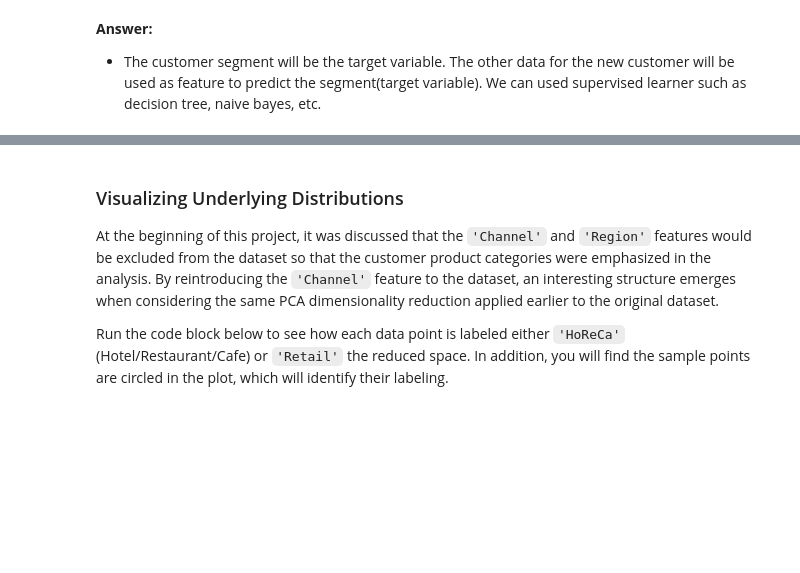
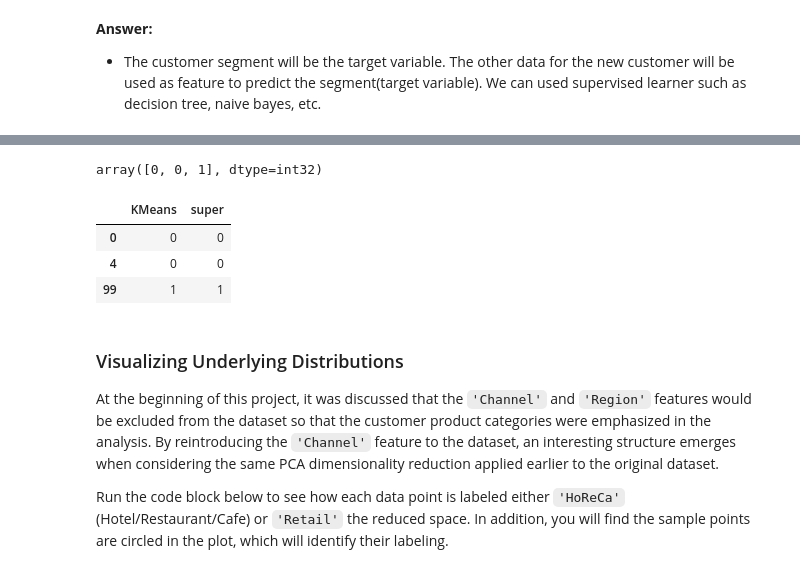
Before and after one commit to cautree/customer_clustering, a Jupyter notebook: customer_segments.ipynb, the cells around one changed output, grey strips where cells are left out. Cells and saved outputs as stored; diff of their text form; code cells hidden in the pictures; blank space fills up the shorter version.

Commit message:
add supervised learner

```diff
--- a/customer_segments.ipynb
+++ b/customer_segments.ipynb
@@ -944,0 +954,15 @@ Additional structure is derived from originally unlabeled data when using cluste
+# %%
+supervised_data = good_data.copy()
+# %%
+# Import train_test_split
+from sklearn.cross_validation import train_test_split
+
+# Split the 'features' and 'income' data into training and testing sets
+X_train, X_test, y_train, y_test = train_test_split(supervised_data,
+                                                    label,
+                                                    test_size = 0.2,
+                                                    random_state = 42)
+# Show the results of the split
+print X_train.shape
+print "Training set has {} samples.".format(X_train.shape[0])
+print "Testing set has {} samples.".format(X_test.shape[0])
@@ -945,3 +1023,22 @@ Additional structure is derived from originally unlabeled data when using cluste
+# %%
+predict_samples = best_clf.predict(log_samples)
+predict_samples
+# %% [output]
+array([0, 0, 1], dtype=int32)
+# %%
+clusterer = KMeans(n_clusters=2, random_state=0).fit(log_data)
+label = clusterer.predict(log_data)
+predict_from_super = best_clf.predict(log_data)
+predict_from_kMeans = label
+# %%
+label_df  = pd.DataFrame({'super':predict_from_super, 'KMeans':label})
+# %%
+label_df.ix[[0,4,99]]
+# %% [output]
+|  | KMeans | super |
+| 0 | 0 | 0 |
+| 4 | 0 | 0 |
+| 99 | 1 | 1 |
 # %% [markdown]
 ### Visualizing Underlying Distributions
 
```
Also changed, not shown: parts of 19 cells of this notebook.
